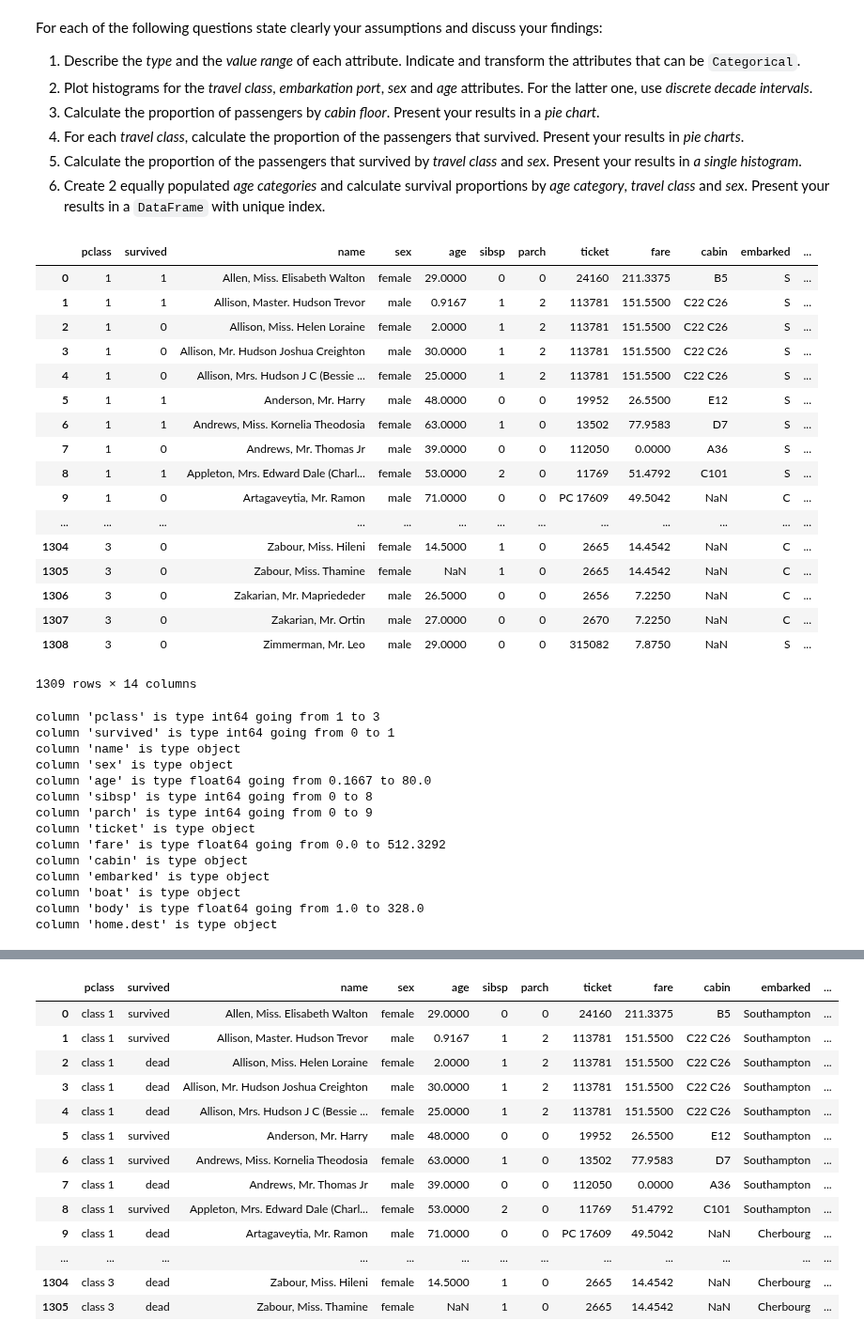
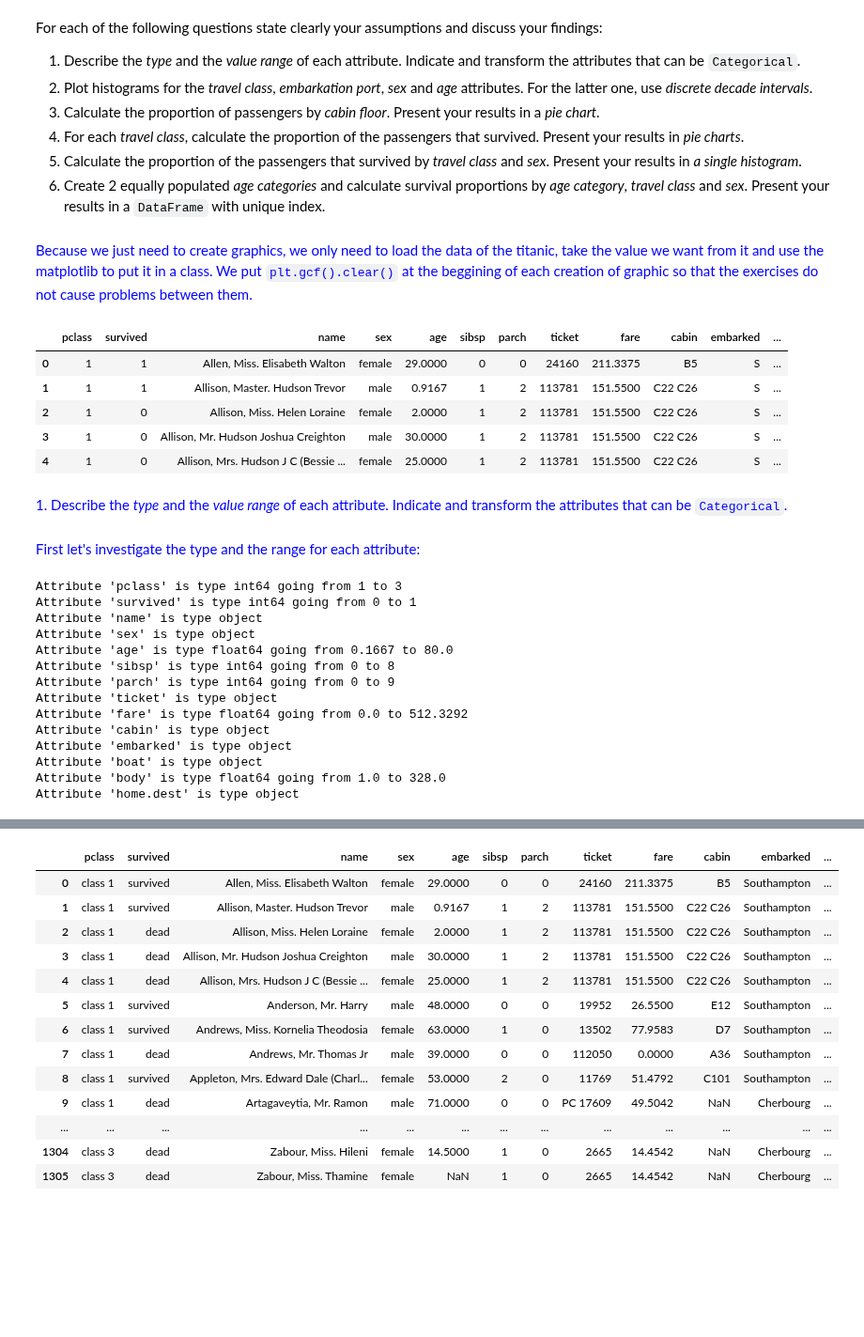
Before and after one commit to matthieuDev/ADA2017, a Jupyter notebook: 01 - Pandas and Data Wrangling/Homework 1.ipynb, the cells around one changed output, grey strips where cells are left out. Shown at 94% size. Saved outputs shown, nothing was run; the diff lists cells and outputs as text; code cells hidden in the pictures; blank space fills up the shorter version.

```diff
--- a/01 - Pandas and Data Wrangling/Homework 1.ipynb
+++ b/01 - Pandas and Data Wrangling/Homework 1.ipynb
@@ -275,59 +191,42 @@ For each of the following questions state clearly your assumptions and discuss y
 4. For each *travel class*, calculate the proportion of the passengers that survived. Present your results in *pie charts*.
 5. Calculate the proportion of the passengers that survived by *travel class* and *sex*. Present your results in *a single histogram*.
 6. Create 2 equally populated *age categories* and calculate survival proportions by *age category*, *travel class* and *sex*. Present your results in a `DataFrame` with unique index.
-# %%
-# Because we just need to create graphics, we only need to load the data of the titanic, take the value we want from it
-# and use the matplotlib to put it in a class. We put plt.gcf().clear() at the beggining of each creation of graphic
-# so that the exercises do not cause problems between them.
-
-titanic = pd.read_excel(DATA_FOLDER + "titanic.xls")
-
-# Use to have titanic without the changes for question 1
-
-titanicClone = titanic.copy()
-titanic
-# %% [output]
-|  | pclass | survived | name | sex | age | sibsp | parch | ticket | fare | cabin | embarked | ... |
-| 0 | 1 | 1 | Allen, Miss. Elisabeth Walton | female | 29.0000 | 0 | 0 | 24160 | 211.3375 | B5 | S | ... |
-| 1 | 1 | 1 | Allison, Master. Hudson Trevor | male | 0.9167 | 1 | 2 | 113781 | 151.5500 | C22 C26 | S | ... |
-| 2 | 1 | 0 | Allison, Miss. Helen Loraine | female | 2.0000 | 1 | 2 | 113781 | 151.5500 | C22 C26 | S | ... |
-| 3 | 1 | 0 | Allison, Mr. Hudson Joshua Creighton | male | 30.0000 | 1 | 2 | 113781 | 151.5500 | C22 C26 | S | ... |
-| 4 | 1 | 0 | Allison, Mrs. Hudson J C (Bessie ... | female | 25.0000 | 1 | 2 | 113781 | 151.5500 | C22 C26 | S | ... |
-| 5 | 1 | 1 | Anderson, Mr. Harry | male | 48.0000 | 0 | 0 | 19952 | 26.5500 | E12 | S | ... |
-| 6 | 1 | 1 | Andrews, Miss. Kornelia Theodosia | female | 63.0000 | 1 | 0 | 13502 | 77.9583 | D7 | S | ... |
-| 7 | 1 | 0 | Andrews, Mr. Thomas Jr | male | 39.0000 | 0 | 0 | 112050 | 0.0000 | A36 | S | ... |
-| 8 | 1 | 1 | Appleton, Mrs. Edward Dale (Charl... | female | 53.0000 | 2 | 0 | 11769 | 51.4792 | C101 | S | ... |
-| 9 | 1 | 0 | Artagaveytia, Mr. Ramon | male | 71.0000 | 0 | 0 | PC 17609 | 49.5042 | NaN | C | ... |
-| ... | ... | ... | ... | ... | ... | ... | ... | ... | ... | ... | ... | ... |
-| 1304 | 3 | 0 | Zabour, Miss. Hileni | female | 14.5000 | 1 | 0 | 2665 | 14.4542 | NaN | C | ... |
-| 1305 | 3 | 0 | Zabour, Miss. Thamine | female | NaN | 1 | 0 | 2665 | 14.4542 | NaN | C | ... |
-| 1306 | 3 | 0 | Zakarian, Mr. Mapriededer | male | 26.5000 | 0 | 0 | 2656 | 7.2250 | NaN | C | ... |
-| 1307 | 3 | 0 | Zakarian, Mr. Ortin | male | 27.0000 | 0 | 0 | 2670 | 7.2250 | NaN | C | ... |
-| 1308 | 3 | 0 | Zimmerman, Mr. Leo | male | 29.0000 | 0 | 0 | 315082 | 7.8750 | NaN | S | ... |
-1309 rows × 14 columns
+# %% [markdown]
+<span style="color:blue">Because we just need to create graphics, we only need to load the data of the titanic, take the value we want from it and use the matplotlib to put it in a class. We put `plt.gcf().clear()` at the beggining of each creation of graphic so that the exercises do not cause problems between them.</span>
+# %%
+titanic = pd.read_excel(DATA_FOLDER + "titanic.xls")
+titanic.head()
+# %% [output]
+|  | pclass | survived | name | sex | age | sibsp | parch | ticket | fare | cabin | embarked | ... |
+| 0 | 1 | 1 | Allen, Miss. Elisabeth Walton | female | 29.0000 | 0 | 0 | 24160 | 211.3375 | B5 | S | ... |
+| 1 | 1 | 1 | Allison, Master. Hudson Trevor | male | 0.9167 | 1 | 2 | 113781 | 151.5500 | C22 C26 | S | ... |
+| 2 | 1 | 0 | Allison, Miss. Helen Loraine | female | 2.0000 | 1 | 2 | 113781 | 151.5500 | C22 C26 | S | ... |
+| 3 | 1 | 0 | Allison, Mr. Hudson Joshua Creighton | male | 30.0000 | 1 | 2 | 113781 | 151.5500 | C22 C26 | S | ... |
+| 4 | 1 | 0 | Allison, Mrs. Hudson J C (Bessie ... | female | 25.0000 | 1 | 2 | 113781 | 151.5500 | C22 C26 | S | ... |
+# %% [markdown]
+<span style="color:blue">1. Describe the *type* and the *value range* of each attribute. Indicate and transform the attributes that can be `Categorical`. <br><br>
+First let's investigate the type and the range for each attribute:</span>
 # %%
-# 1.types and value range
-
 types = titanic.dtypes
 names = titanic.columns
 
 for i in range(len(types)) :
     if ((types[i] == np.float64) | (types[i] == np.int64)):
-        print("column '" + str(names[i]) + "' is type " + str(types[i]) + " going from " + str(titanic[names[i]].min()) + " to " + str(titanic[names[i]].max()))
+        print("Attribute '" + str(names[i]) + "' is type " + str(types[i]) + " going from " + str(titanic[names[i]].min()) + " to " + str(titanic[names[i]].max()))
     else :
-        print("column '" + str(names[i]) + "' is type " + str(types[i]))
+        print("Attribute '" + str(names[i]) + "' is type " + str(types[i]))
 # %% [output]
-column 'pclass' is type int64 going from 1 to 3
-column 'survived' is type int64 going from 0 to 1
-column 'name' is type object
-column 'sex' is type object
-column 'age' is type float64 going from 0.1667 to 80.0
-column 'sibsp' is type int64 going from 0 to 8
-column 'parch' is type int64 going from 0 to 9
-column 'ticket' is type object
-column 'fare' is type float64 going from 0.0 to 512.3292
-column 'cabin' is type object
-column 'embarked' is type object
-column 'boat' is type object
-column 'body' is type float64 going from 1.0 to 328.0
-column 'home.dest' is type object
+Attribute 'pclass' is type int64 going from 1 to 3
+Attribute 'survived' is type int64 going from 0 to 1
+Attribute 'name' is type object
+Attribute 'sex' is type object
+Attribute 'age' is type float64 going from 0.1667 to 80.0
+Attribute 'sibsp' is type int64 going from 0 to 8
+Attribute 'parch' is type int64 going from 0 to 9
+Attribute 'ticket' is type object
+Attribute 'fare' is type float64 going from 0.0 to 512.3292
+Attribute 'cabin' is type object
+Attribute 'embarked' is type object
+Attribute 'boat' is type object
+Attribute 'body' is type float64 going from 1.0 to 328.0
+Attribute 'home.dest' is type object
```
Also changed, not shown: parts of 30 cells of this notebook.
